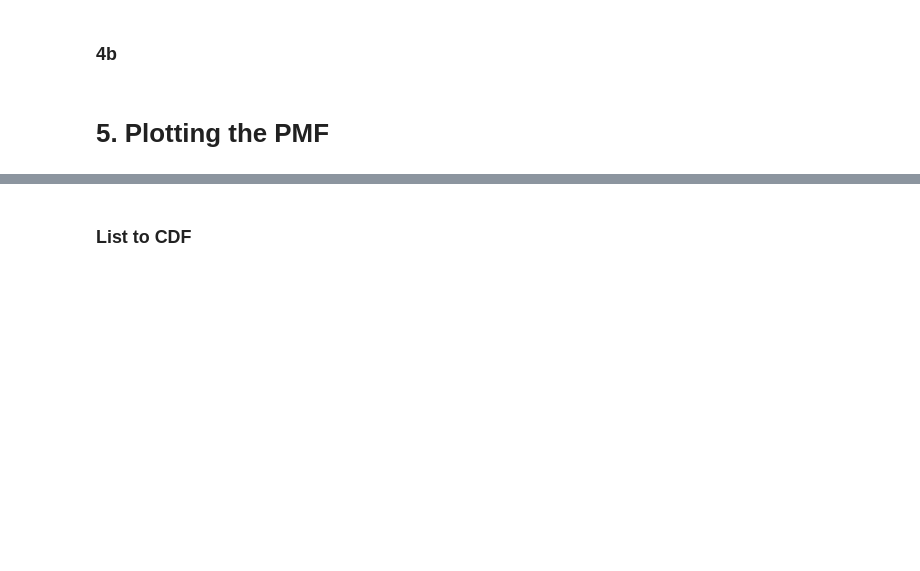
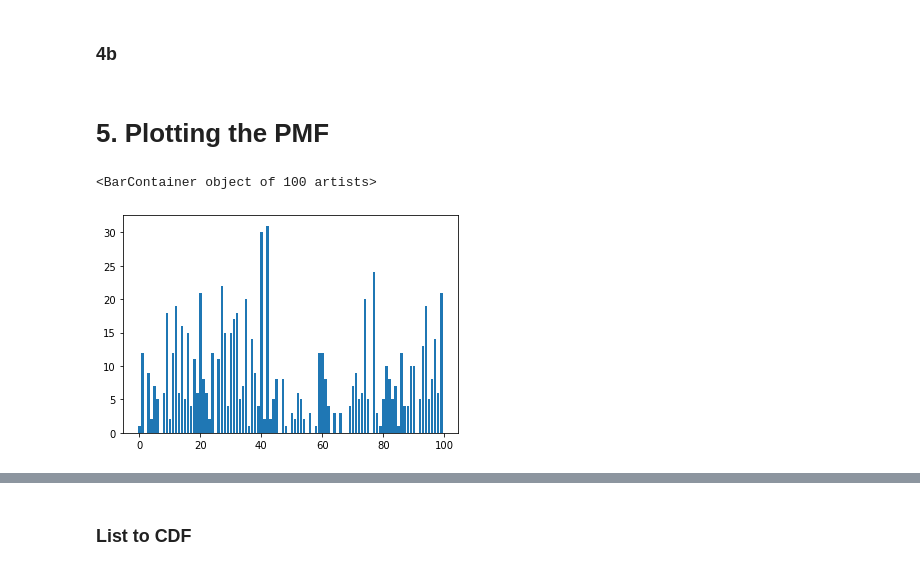
Before and after one commit to kbaafi/integrify, a Jupyter notebook: assignments/stats/Assignment-4/pdf-pmf-cdf.ipynb, the cells around one changed output, grey strips where cells are left out. Cells and saved outputs as stored; diff of their text form; code cells hidden in the pictures; blank space fills up the shorter version.

```diff
--- a/assignments/stats/Assignment-4/pdf-pmf-cdf.ipynb
+++ b/assignments/stats/Assignment-4/pdf-pmf-cdf.ipynb
@@ -42,3 +59,8 @@ a = np.random.randint(0,10,size=(1,10)).tolist()[0]
+# %%
+plt.bar(range(len(a)),a)
+# %% [output]
+<BarContainer object of 100 artists>
+[figure, added]
 # %%
 pmf = list_to_pmf(a)
 
```
Also changed, not shown: parts of 17 cells of this notebook.
